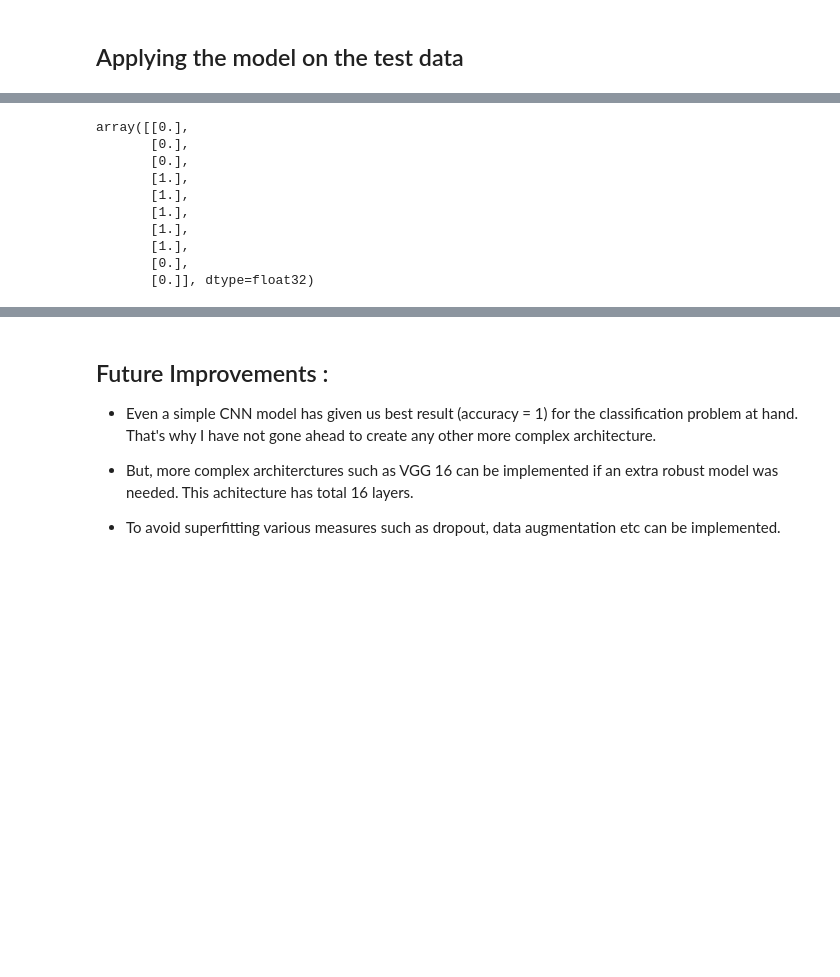
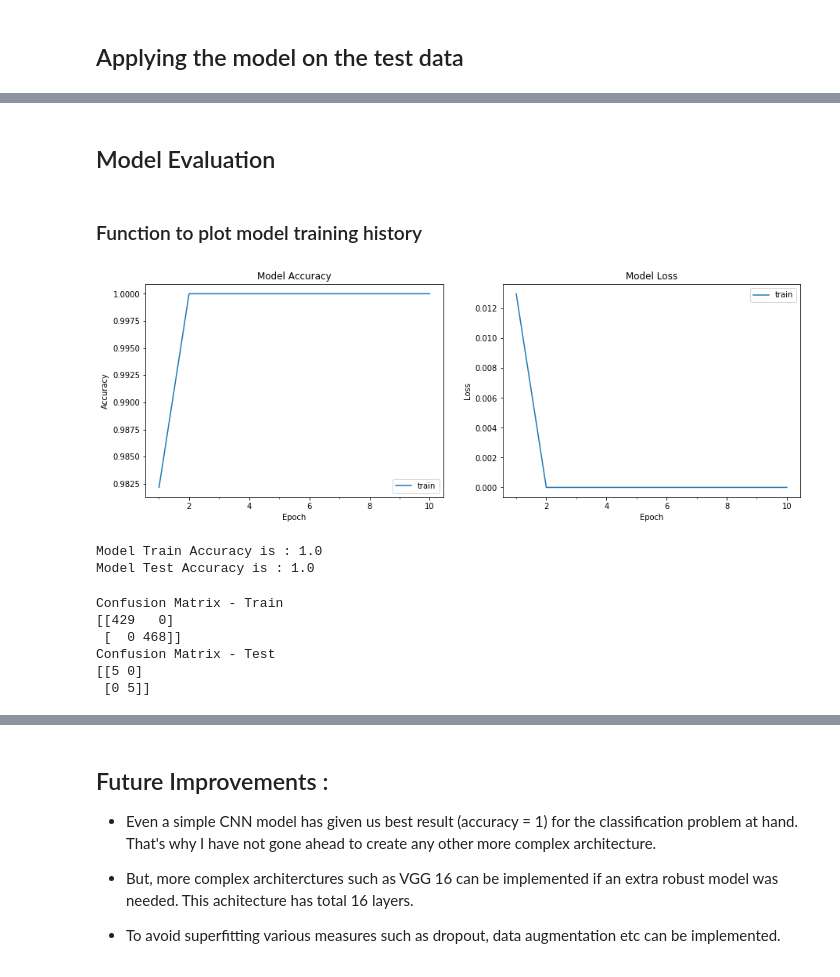
Before and after one commit to pranavrajwade/Frames-Extraction-and-Image-Classification, a Jupyter notebook: Image_Classification_ExactSpace.ipynb, the cells around one changed output, grey strips where cells are left out. Saved outputs shown, nothing was run; the diff lists cells and outputs as text; code cells hidden in the pictures; blank space fills up the shorter version.

```diff
--- a/Image_Classification_ExactSpace.ipynb
+++ b/Image_Classification_ExactSpace.ipynb
@@ -381,15 +419,51 @@ Class: [1.]
 [figure]
 ... (8 outputs left out)
-# %%
-result
-# %% [output]
-array([[0.],
-       [0.],
-       [0.],
-       [1.],
-       [1.],
-       [1.],
-       [1.],
-       [1.],
-       [0.],
-       [0.]], dtype=float32)
+# %% [markdown]
+## Model Evaluation
+# %%
+# Get predictions for training as well as test data
+result_test = model.predict(test_frames).astype(int)
+result_train = model.predict(frames).astype(int)
+# %% [markdown]
+### Function to plot model training history
+# %%
+def plot_model_history(model_history):
+    fig, axs = plt.subplots(1,2,figsize=(15,5))
+    # summarize history for accuracy
+    axs[0].plot(range(1,len(model_history.history['acc'])+1),model_history.history['acc'])
+    axs[0].set_title('Model Accuracy')
+    axs[0].set_ylabel('Accuracy')
+    axs[0].set_xlabel('Epoch')
+    axs[0].set_xticks(np.arange(1,len(model_history.history['acc'])+1),len(model_history.history['acc'])/10)
+    axs[0].legend(['train'], loc='best')
+    # summarize history for loss
+    axs[1].plot(range(1,len(model_history.history['loss'])+1),model_history.history['loss'])
+    axs[1].set_title('Model Loss')
+    axs[1].set_ylabel('Loss')
+    axs[1].set_xlabel('Epoch')
+    axs[1].set_xticks(np.arange(1,len(model_history.history['loss'])+1),len(model_history.history['loss'])/10)
+    axs[1].legend(['train'], loc='best')
+    plt.show()
+# %%
+plot_model_history(model_info)
+print('Model Train Accuracy is : {}'.format(accuracy_score(result_train, frames_lab)))
+print('Model Test Accuracy is : {}'.format(accuracy_score(result_test, test_labs)))
+# %% [output]
+[figure, added]
+Model Train Accuracy is : 1.0
+Model Test Accuracy is : 1.0
+# %%
+# Confusion Matrix
+matrix_train = confusion_matrix(frames_lab, result_train)
+matrix_test = confusion_matrix(test_labs, result_test)
+print('Confusion Matrix - Train')
+print(matrix_train)
+print('Confusion Matrix - Test')
+print(matrix_test)
+# %% [output]
+Confusion Matrix - Train
+[[429   0]
+ [  0 468]]
+Confusion Matrix - Test
+[[5 0]
+ [0 5]]
```
Also changed, not shown: parts of 22 cells of this notebook.
